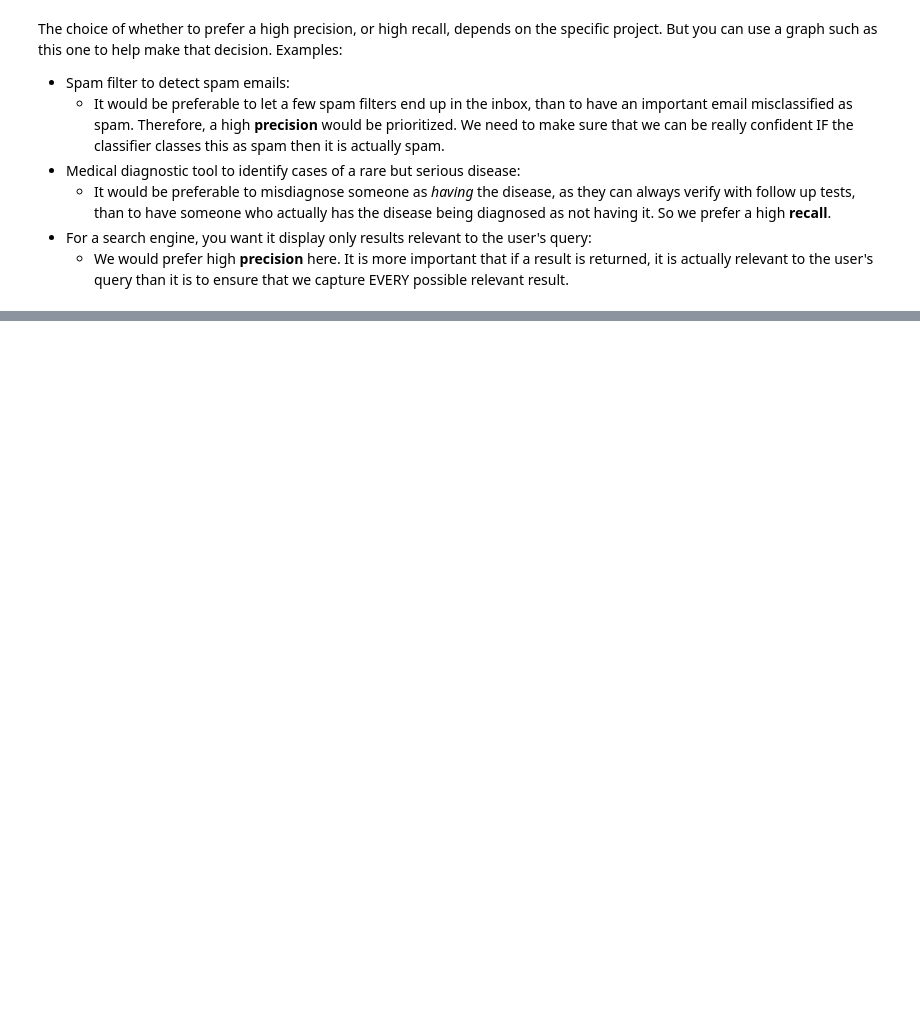
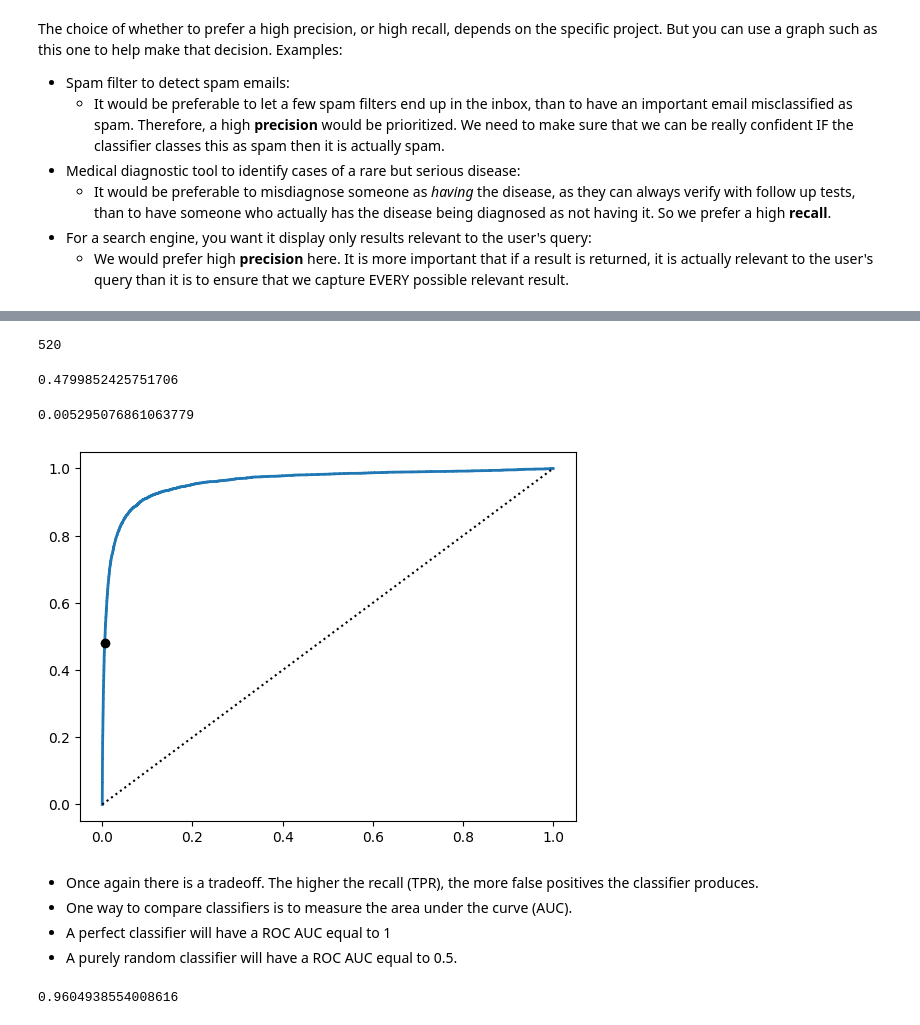
Before and after one commit to TevinAchong/hands-on-ml, a Jupyter notebook: chapter_03/eda.ipynb, the cells around one changed output, grey strips where cells are left out. Saved outputs shown, nothing was run; the diff lists cells and outputs as text; code cells hidden in the pictures; blank space fills up the shorter version.

```diff
--- a/chapter_03/eda.ipynb
+++ b/chapter_03/eda.ipynb
@@ -238,0 +266,39 @@ recall_score(y_train_5, y_train_pred_90)
+# %%
+from sklearn.metrics import roc_curve
+
+fpr, tpr, thresholds = roc_curve(y_train_5, y_decision_scores)
+# %%
+# This returns the first index where the threshold value is less than or equal to
+# our previously defined threshold that gives us 90% precision
+# thresholds are listed in decreasing order
+idx_for_threshold_at_90 = (thresholds <= threshold_for_90_precision).argmax()
+print(idx_for_threshold_at_90)
+# %% [output]
+520
+# %%
+tpr_90 = tpr[idx_for_threshold_at_90]
+print(tpr_90)
+# %% [output]
+0.4799852425751706
+# %%
+fpr_90 = fpr[idx_for_threshold_at_90]
+print(fpr_90)
+# %% [output]
+0.005295076861063779
+# %%
+plt.plot(fpr, tpr, linewidth=2, label="ROC curve")
+plt.plot([0, 1], [0, 1], "k:", label="Random classifier's ROC curve")
+plt.plot([fpr_90], [tpr_90], "ko", label="Threshold for 90% precision")
+plt.show()
+# %% [output]
+[figure, added]
+# %% [markdown]
+- Once again there is a tradeoff. The higher the recall (TPR), the more false positives the classifier produces.
+- One way to compare classifiers is to measure the area under the curve (AUC).
+- A perfect classifier will have a ROC AUC equal to 1
+- A purely random classifier will have a ROC AUC equal to 0.5.
+# %%
+from sklearn.metrics import roc_auc_score
+roc_auc_score(y_train_5, y_decision_scores)
+# %% [output]
+0.9604938554008616
```
Also changed, not shown: parts of 23 cells of this notebook.
